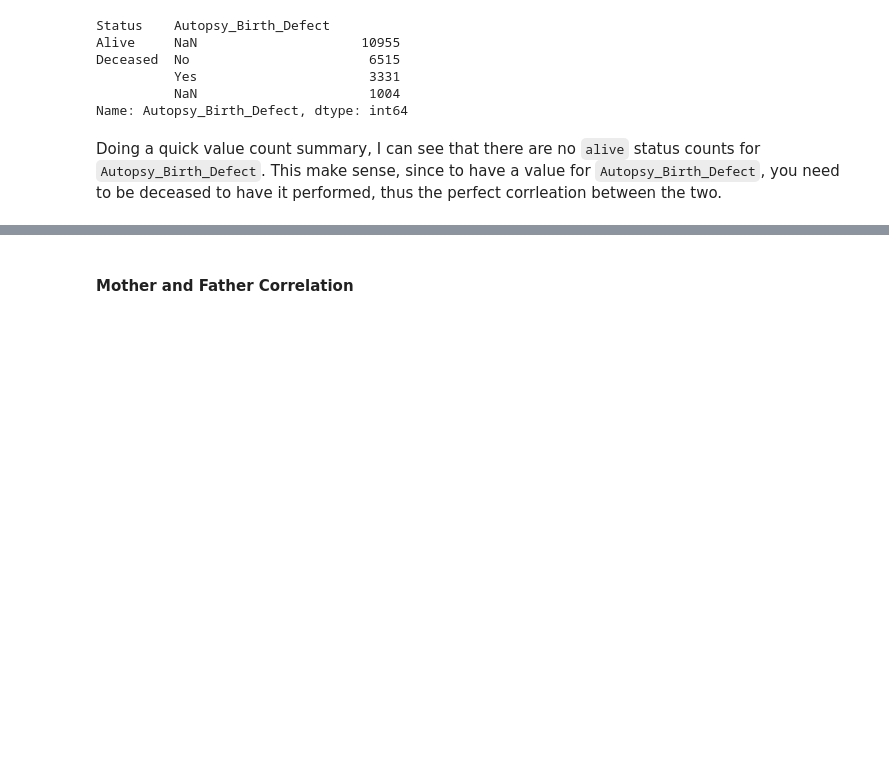
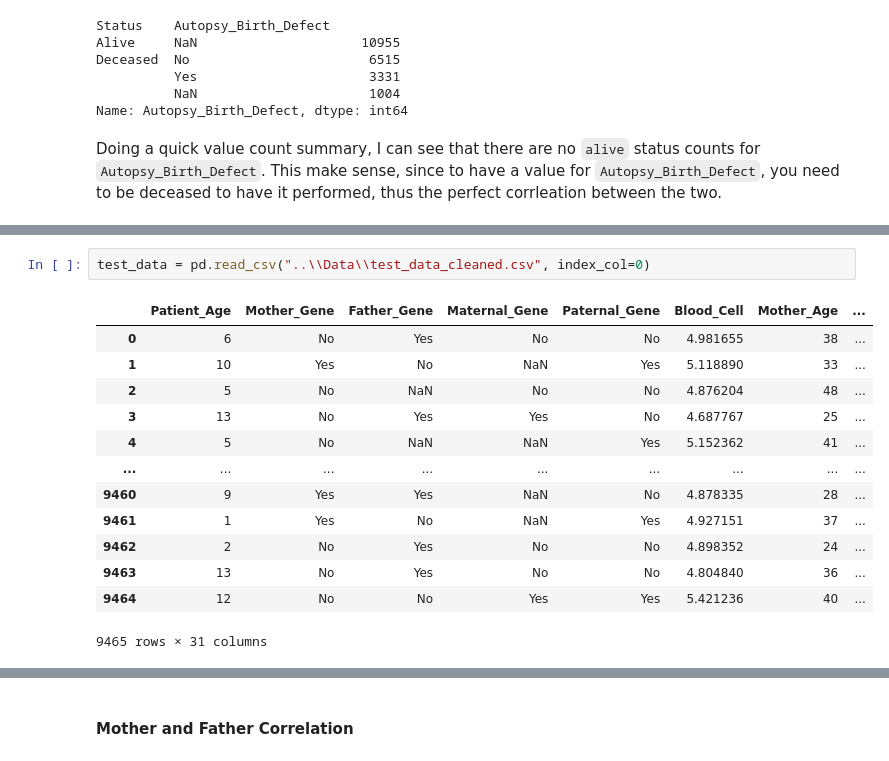
Before and after one commit to ehsung/Capstone-Project-2---Identify-Genetic-Disorder-is-Children, a Jupyter notebook: Notebooks/EDA.ipynb, the cells around one changed output, grey strips where cells are left out. Cells and saved outputs as stored; diff of their text form; blank space fills up the shorter version.

Commit message:
updated test_data for EDA

```diff
--- a/Notebooks/EDA.ipynb
+++ b/Notebooks/EDA.ipynb
@@ -603,0 +604,16 @@ train_data.T
+# %%
+test_data = pd.read_csv("..\\Data\\test_data_cleaned.csv", index_col=0)
+# %% [output]
+|  | Patient_Age | Mother_Gene | Father_Gene | Maternal_Gene | Paternal_Gene | Blood_Cell | Mother_Age | ... |
+| 0 | 6 | No | Yes | No | No | 4.981655 | 38 | ... |
+| 1 | 10 | Yes | No | NaN | Yes | 5.118890 | 33 | ... |
+| 2 | 5 | No | NaN | No | No | 4.876204 | 48 | ... |
+| 3 | 13 | No | Yes | Yes | No | 4.687767 | 25 | ... |
+| 4 | 5 | No | NaN | NaN | Yes | 5.152362 | 41 | ... |
+| ... | ... | ... | ... | ... | ... | ... | ... | ... |
+| 9460 | 9 | Yes | Yes | NaN | No | 4.878335 | 28 | ... |
+| 9461 | 1 | Yes | No | NaN | Yes | 4.927151 | 37 | ... |
+| 9462 | 2 | No | Yes | No | No | 4.898352 | 24 | ... |
+| 9463 | 13 | No | Yes | No | No | 4.804840 | 36 | ... |
+| 9464 | 12 | No | No | Yes | Yes | 5.421236 | 40 | ... |
+9465 rows × 31 columns
```
Also changed, not shown: parts of 17 cells of this notebook, 1 other file.
